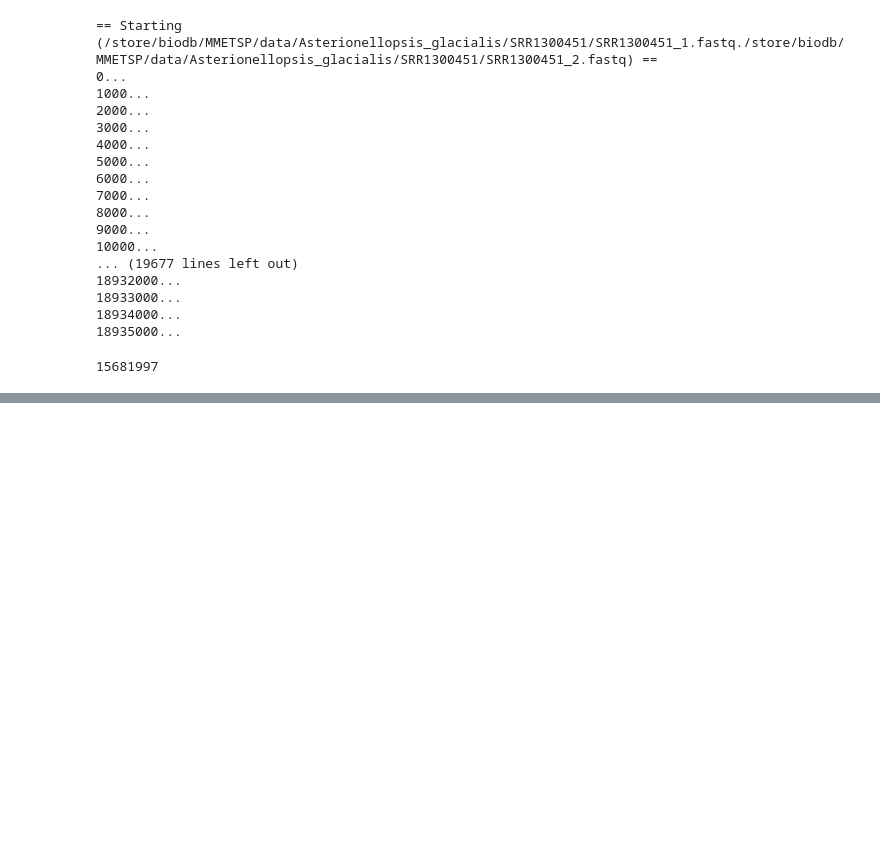
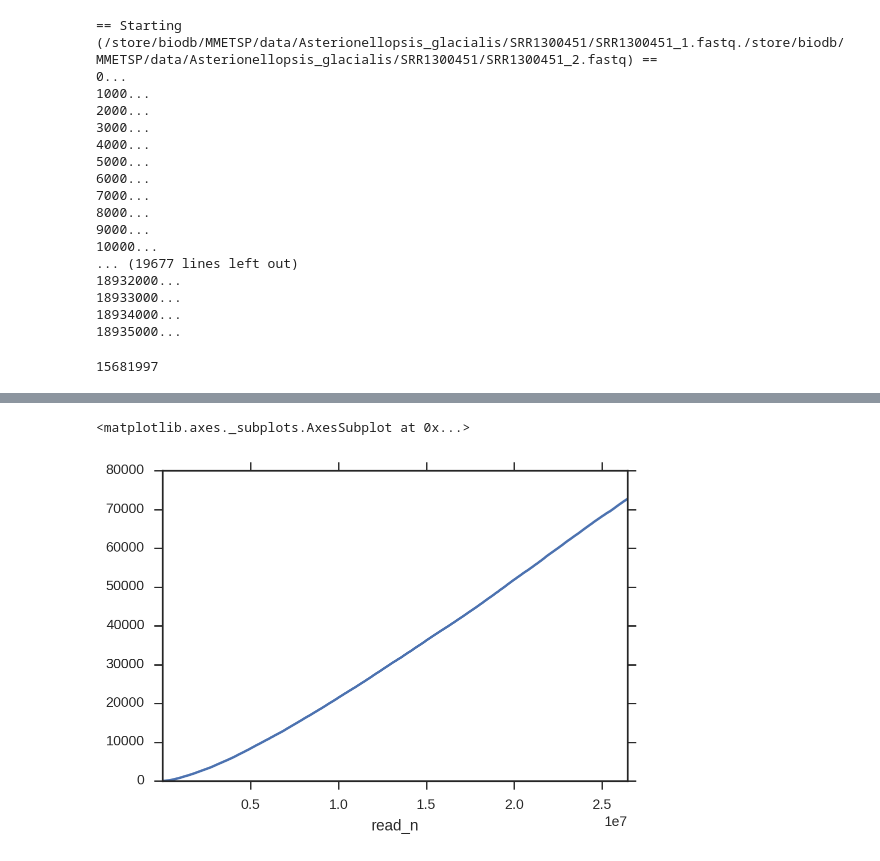
Before and after one commit to camillescott/goetia, a Jupyter notebook: notebooks/StreamingPartitioner.ipynb, the cells around one changed output, grey strips where cells are left out. Saved outputs shown, nothing was run; the diff lists cells and outputs as text; code cells hidden in the pictures; blank space fills up the shorter version.

```diff
--- a/boink/StreamingPartitioner.ipynb
+++ b/notebooks/StreamingPartitioner.ipynb
@@ -225,0 +274,5 @@ lump_counts = {tag: cg.get(revhash(tag, 25)) for tag in lump}
+# %%
+condp_sub.set_index('read_n').n_merged.replace(to_replace=NaN, value=0).cumsum(skipna=True).plot()
+# %% [output]
+<matplotlib.axes._subplots.AxesSubplot at 0x...>
+[figure, added]
```
Also changed, not shown: parts of 30 cells of this notebook, 3 other files.
